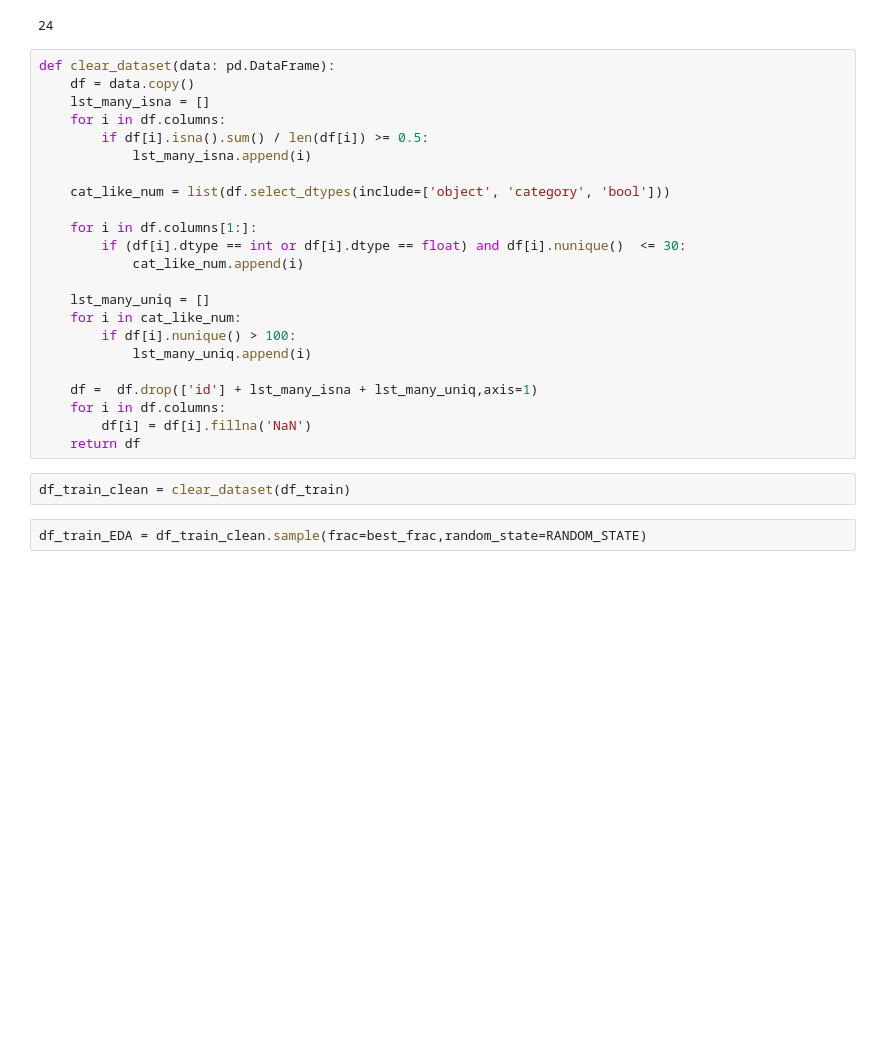
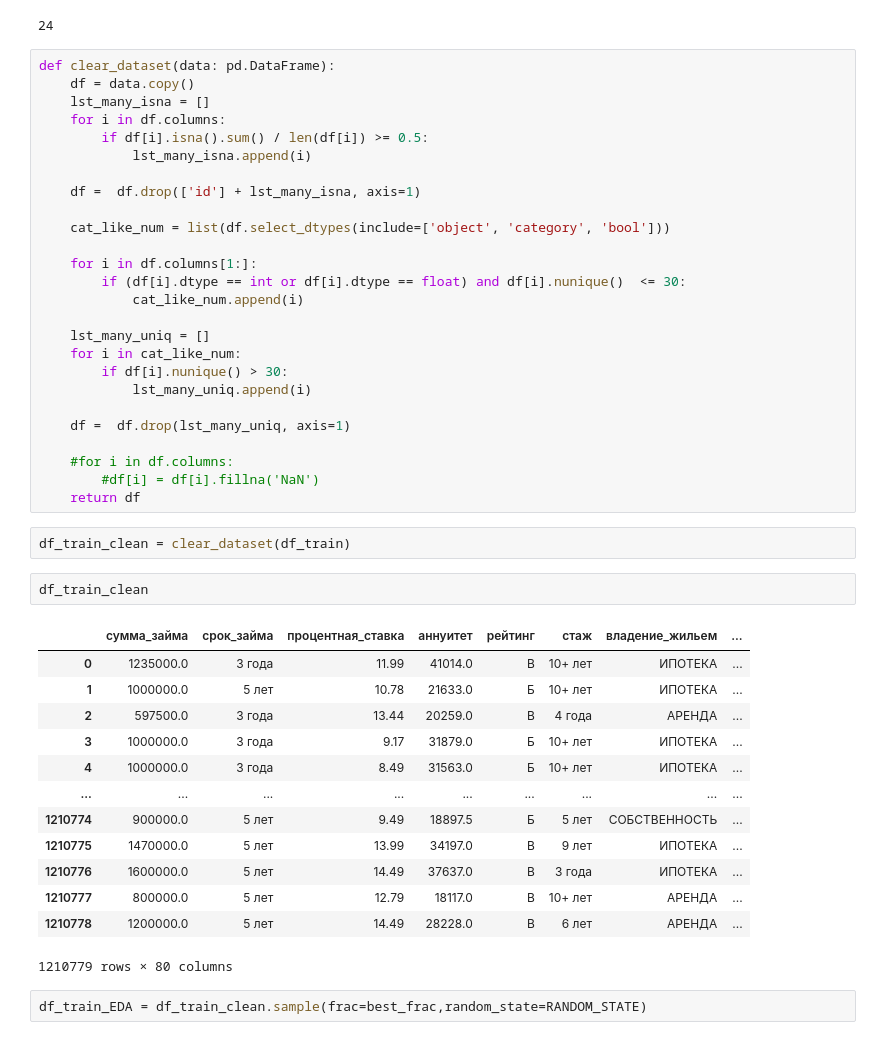
Before and after one commit to Mazay72/SCORING, a Jupyter notebook: scoring.ipynb, the cells around one changed output. Cells and saved outputs as stored; diff of their text form; blank space fills up the shorter version.

```diff
--- a/scoring.ipynb
+++ b/scoring.ipynb
@@ -280,6 +281,8 @@ def clear_dataset(data: pd.DataFrame):
     for i in df.columns:
         if df[i].isna().sum() / len(df[i]) >= 0.5:
             lst_many_isna.append(i)
+
+    df =  df.drop(['id'] + lst_many_isna, axis=1)
 
     cat_like_num = list(df.select_dtypes(include=['object', 'category', 'bool']))
 
@@ -289,15 +292,32 @@ def clear_dataset(data: pd.DataFrame):
 
     lst_many_uniq = []
     for i in cat_like_num:
-        if df[i].nunique() > 100:
+        if df[i].nunique() > 30:
             lst_many_uniq.append(i)
 
-    df =  df.drop(['id'] + lst_many_isna + lst_many_uniq,axis=1)
-    for i in df.columns:
-        df[i] = df[i].fillna('NaN')
+    df =  df.drop(lst_many_uniq, axis=1)
+
+    #for i in df.columns:
+        #df[i] = df[i].fillna('NaN')
     return df
 # %%
 df_train_clean = clear_dataset(df_train)
+# %%
+df_train_clean
+# %% [output]
+|  | сумма_займа | срок_займа | процентная_ставка | аннуитет | рейтинг | стаж | владение_жильем | ... |
+| 0 | 1235000.0 | 3 года | 11.99 | 41014.0 | В | 10+ лет | ИПОТЕКА | ... |
+| 1 | 1000000.0 | 5 лет | 10.78 | 21633.0 | Б | 10+ лет | ИПОТЕКА | ... |
+| 2 | 597500.0 | 3 года | 13.44 | 20259.0 | В | 4 года | АРЕНДА | ... |
+| 3 | 1000000.0 | 3 года | 9.17 | 31879.0 | Б | 10+ лет | ИПОТЕКА | ... |
+| 4 | 1000000.0 | 3 года | 8.49 | 31563.0 | Б | 10+ лет | ИПОТЕКА | ... |
+| ... | ... | ... | ... | ... | ... | ... | ... | ... |
+| 1210774 | 900000.0 | 5 лет | 9.49 | 18897.5 | Б | 5 лет | СОБСТВЕННОСТЬ | ... |
+| 1210775 | 1470000.0 | 5 лет | 13.99 | 34197.0 | В | 9 лет | ИПОТЕКА | ... |
+| 1210776 | 1600000.0 | 5 лет | 14.49 | 37637.0 | В | 3 года | ИПОТЕКА | ... |
+| 1210777 | 800000.0 | 5 лет | 12.79 | 18117.0 | В | 10+ лет | АРЕНДА | ... |
+| 1210778 | 1200000.0 | 5 лет | 14.49 | 28228.0 | В | 6 лет | АРЕНДА | ... |
+1210779 rows × 80 columns
 # %%
 df_train_EDA = df_train_clean.sample(frac=best_frac,random_state=RANDOM_STATE)
 # %%
```
Also changed, not shown: parts of 13 cells of this notebook.
